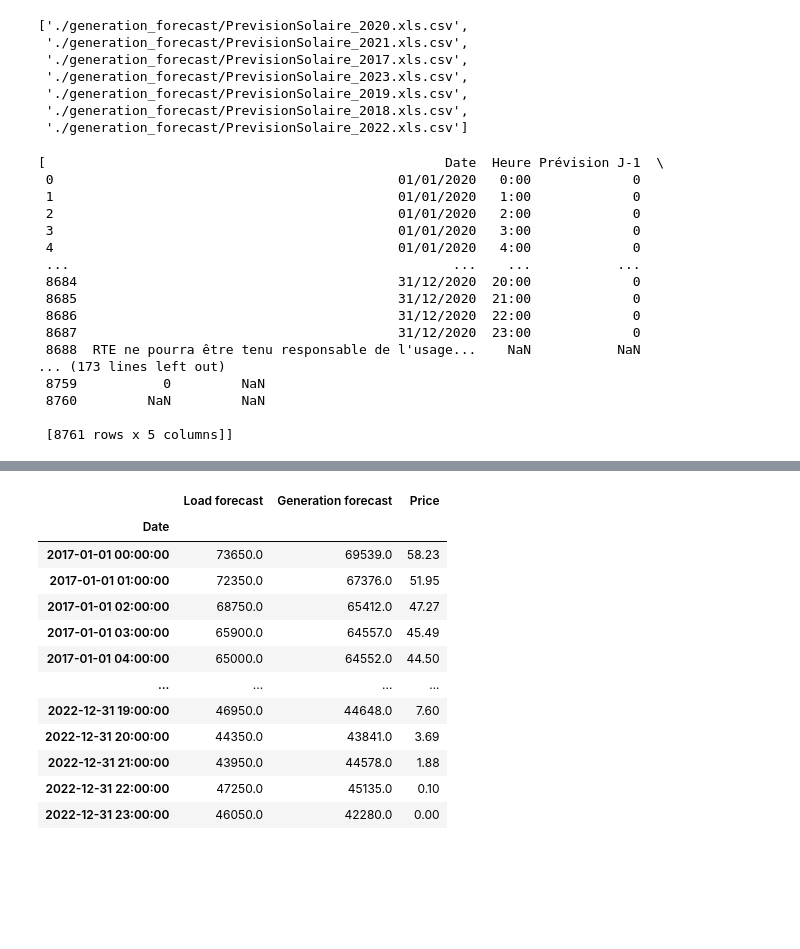
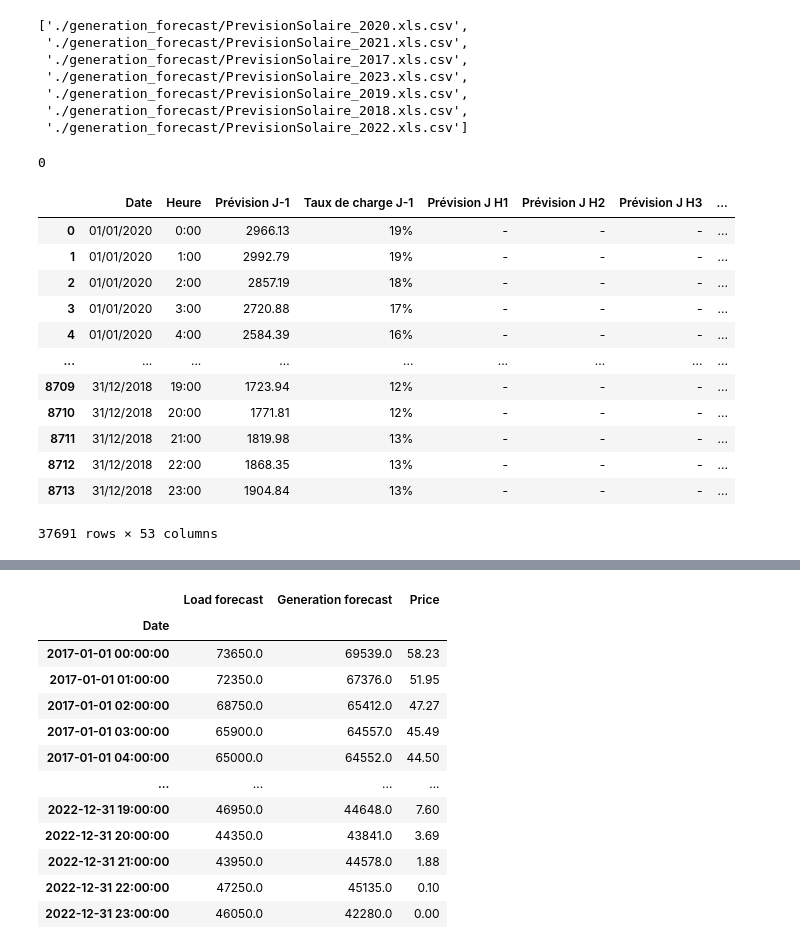
Before and after one commit to dodofit/fil_rouge, a Jupyter notebook: notebook_projet/dorian/new_features_testing/generation_forecast_dataset_building.ipynb, the cells around one changed output, grey strips where cells are left out. Saved outputs shown, nothing was run; the diff lists cells and outputs as text; code cells hidden in the pictures; blank space fills up the shorter version.

```diff
--- a/notebook_projet/dorian/new_features_testing/generation_forecast_dataset_building.ipynb
+++ b/notebook_projet/dorian/new_features_testing/generation_forecast_dataset_building.ipynb
@@ -32,25 +39,26 @@ solaire_files
  './generation_forecast/PrevisionSolaire_2019.xls.csv',
  './generation_forecast/PrevisionSolaire_2018.xls.csv',
  './generation_forecast/PrevisionSolaire_2022.xls.csv']
-# %%
-df_list
-# %% [output]
-[                                                   Date  Heure Prévision J-1  \
- 0                                            01/01/2020   0:00             0
- 1                                            01/01/2020   1:00             0
- 2                                            01/01/2020   2:00             0
- 3                                            01/01/2020   3:00             0
- 4                                            01/01/2020   4:00             0
- ...                                                 ...    ...           ...
- 8684                                         31/12/2020  20:00             0
- 8685                                         31/12/2020  21:00             0
- 8686                                         31/12/2020  22:00             0
- 8687                                         31/12/2020  23:00             0
- 8688  RTE ne pourra être tenu responsable de l'usage...    NaN           NaN
-... (173 lines left out)
- 8759           0         NaN
- 8760         NaN         NaN
-
- [8761 rows x 5 columns]]
+# %%
+dfteol = pd.concat(df_list_eol)
+dfteol['Prévision J-1'].isna().sum()
+# %% [output]
+0
+# %%
+dfteol
+# %% [output]
+|  | Date | Heure | Prévision J-1 | Taux de charge J-1 | Prévision J H1 | Prévision J H2 | Prévision J H3 | ... |
+| 0 | 01/01/2020 | 0:00 | 2966.13 | 19% | - | - | - | ... |
+| 1 | 01/01/2020 | 1:00 | 2992.79 | 19% | - | - | - | ... |
+| 2 | 01/01/2020 | 2:00 | 2857.19 | 18% | - | - | - | ... |
+| 3 | 01/01/2020 | 3:00 | 2720.88 | 17% | - | - | - | ... |
+| 4 | 01/01/2020 | 4:00 | 2584.39 | 16% | - | - | - | ... |
+| ... | ... | ... | ... | ... | ... | ... | ... | ... |
+| 8709 | 31/12/2018 | 19:00 | 1723.94 | 12% | - | - | - | ... |
+| 8710 | 31/12/2018 | 20:00 | 1771.81 | 12% | - | - | - | ... |
+| 8711 | 31/12/2018 | 21:00 | 1819.98 | 13% | - | - | - | ... |
+| 8712 | 31/12/2018 | 22:00 | 1868.35 | 13% | - | - | - | ... |
+| 8713 | 31/12/2018 | 23:00 | 1904.84 | 13% | - | - | - | ... |
+37691 rows × 53 columns
 # %%
 
```
Also changed, not shown: parts of 11 cells of this notebook, 4 other files.
